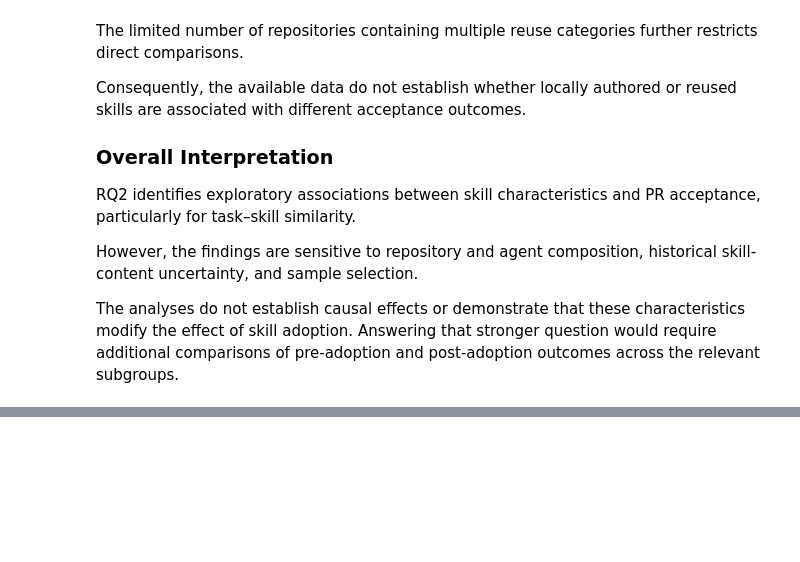
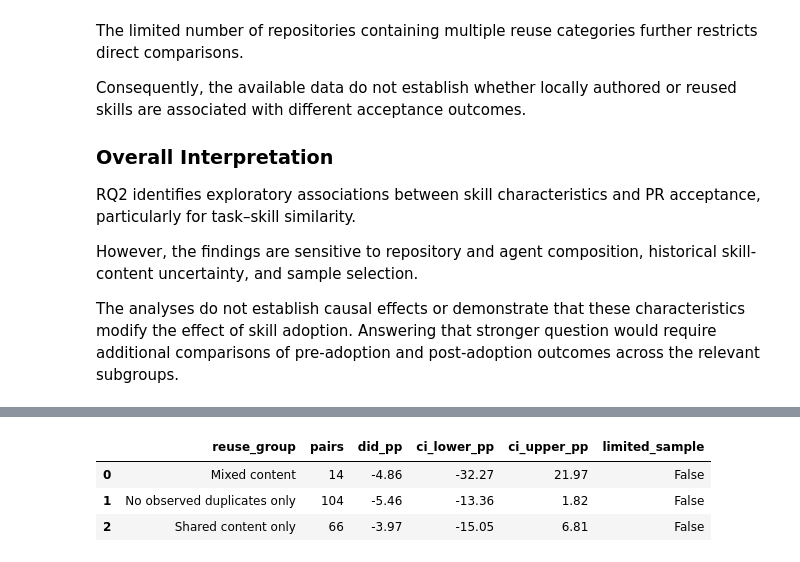
Before and after one commit to ribarb65/agent-skills-pr-acceptance, a Jupyter notebook: notebooks/02_rq2_analysis.ipynb, the cells around one changed output, grey strips where cells are left out. Drawn from its saved outputs; the diff is of its cells as text; code cells hidden in the pictures; blank space fills up the shorter version.

Commit message:
Restore complete RQ2 analysis sections 27 to 31

```diff
--- a/notebooks/02_rq2_analysis.ipynb
+++ b/notebooks/02_rq2_analysis.ipynb
@@ -3438,0 +3449,95 @@ The analyses do not establish causal effects or demonstrate that these character
+# %%
+rq2_did = pd.read_csv(
+    PROCESSED / "rq1_paired_results.csv"
+)[["pair_id", "did"]].copy()
+
+rq2_initial_skills = skills_provenance[
+    skills_provenance["skill_first_ts"]
+    <= skills_provenance["adoption_ts"]
+].copy()
+
+rq2_initial_features = rq2_initial_skills.groupby(
+    "pair_id"
+).agg(
+    initial_skills=("file_sha", "count"),
+    shared_skills=(
+        "content_reuse_category",
+        lambda x: (x == "Shared identical content").sum()
+    ),
+    nonshared_skills=(
+        "content_reuse_category",
+        lambda x: (x == "No observed duplicate").sum()
+    )
+).reset_index()
+
+rq2_effect_pairs = rq2_did.merge(
+    rq2_initial_features,
+    on="pair_id",
+    how="left",
+    validate="one_to_one"
+)
+
+rq2_effect_pairs["reuse_group"] = np.select(
+    [
+        (rq2_effect_pairs["shared_skills"] > 0)
+        & (rq2_effect_pairs["nonshared_skills"] > 0),
+
+        (rq2_effect_pairs["shared_skills"] > 0)
+        & (rq2_effect_pairs["nonshared_skills"] == 0),
+
+        (rq2_effect_pairs["shared_skills"] == 0)
+        & (rq2_effect_pairs["nonshared_skills"] > 0)
+    ],
+    [
+        "Mixed content",
+        "Shared content only",
+        "No observed duplicates only"
+    ],
+    default="Unclassified"
+)
+
+rng = np.random.default_rng(2027)
+rq2_reuse_effects = []
+
+for group, subset in rq2_effect_pairs.groupby("reuse_group"):
+
+    values = subset["did"].dropna().to_numpy()
+    n = len(values)
+
+    if n >= 5:
+        bootstrap = rng.choice(
+            values,
+            size=(5000, n),
+            replace=True
+        ).mean(axis=1)
+
+        lower, upper = np.percentile(
+            bootstrap, [2.5, 97.5]
+        ) * 100
+    else:
+        lower, upper = np.nan, np.nan
+
+    rq2_reuse_effects.append({
+        "reuse_group": group,
+        "pairs": n,
+        "did_pp": values.mean() * 100 if n else np.nan,
+        "ci_lower_pp": lower,
+        "ci_upper_pp": upper,
+        "limited_sample": n < 10
+    })
+
+rq2_reuse_effects = pd.DataFrame(rq2_reuse_effects)
+
+print("Original RQ1 pairs:", len(rq2_did))
+print("Pairs classified:", len(rq2_effect_pairs))
+print("Initial skills:", len(rq2_initial_skills))
+
+print("\nDiD by skill content reuse:")
+display(rq2_reuse_effects.round(2))
+
+assert len(rq2_effect_pairs) == len(rq2_did)
+assert rq2_effect_pairs["pair_id"].is_unique
+assert len(rq2_did) == 184
+
+print("\nContent reuse heterogeneity analysis: PASSED")
+# %% [output]
@@ -3438,0 +3549,4 @@ The analyses do not establish causal effects or demonstrate that these character
+|  | reuse_group | pairs | did_pp | ci_lower_pp | ci_upper_pp | limited_sample |
+| 0 | Mixed content | 14 | -4.86 | -32.27 | 21.97 | False |
+| 1 | No observed duplicates only | 104 | -5.46 | -13.36 | 1.82 | False |
+| 2 | Shared content only | 66 | -3.97 | -15.05 | 6.81 | False |
```
Also changed, not shown: parts of 13 cells of this notebook.
